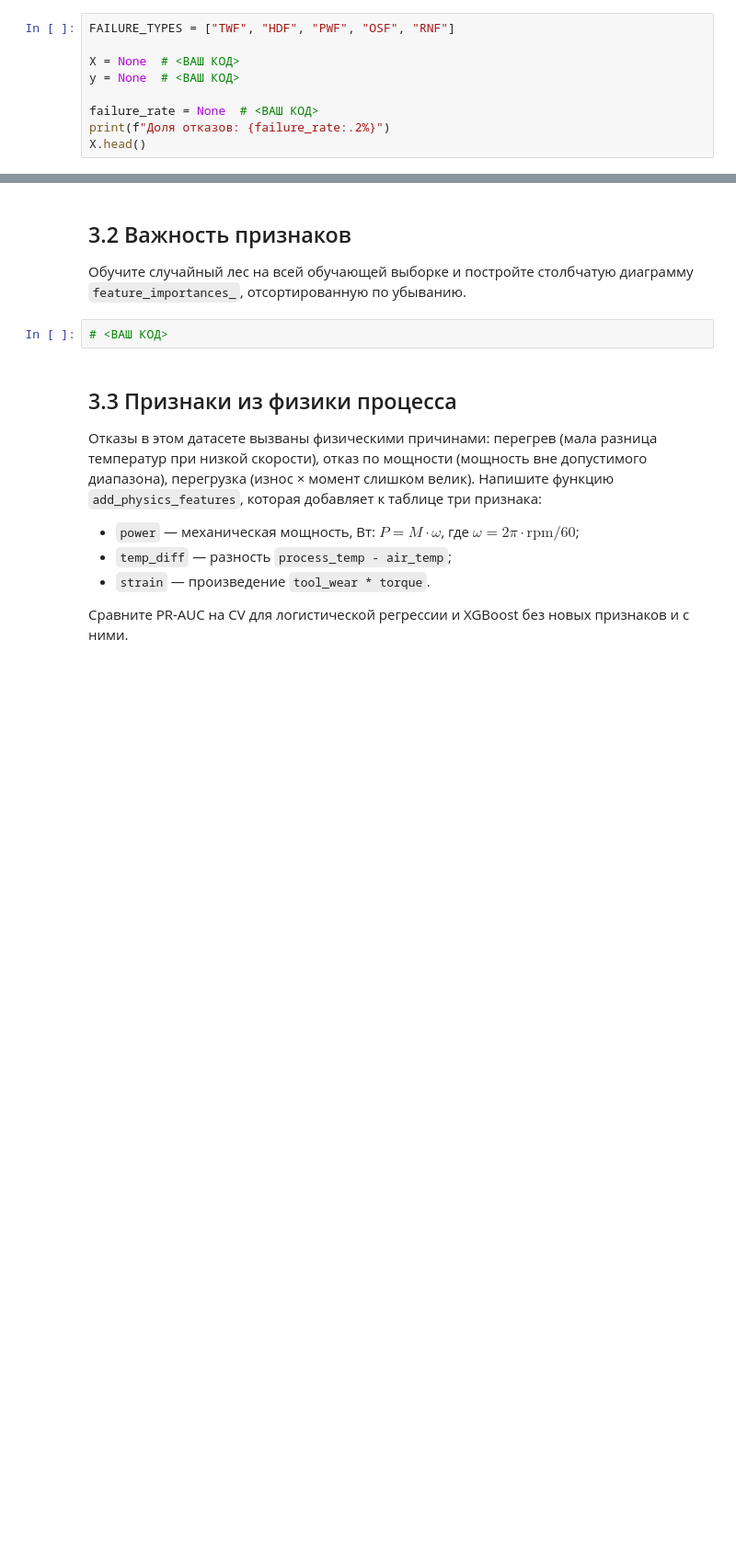
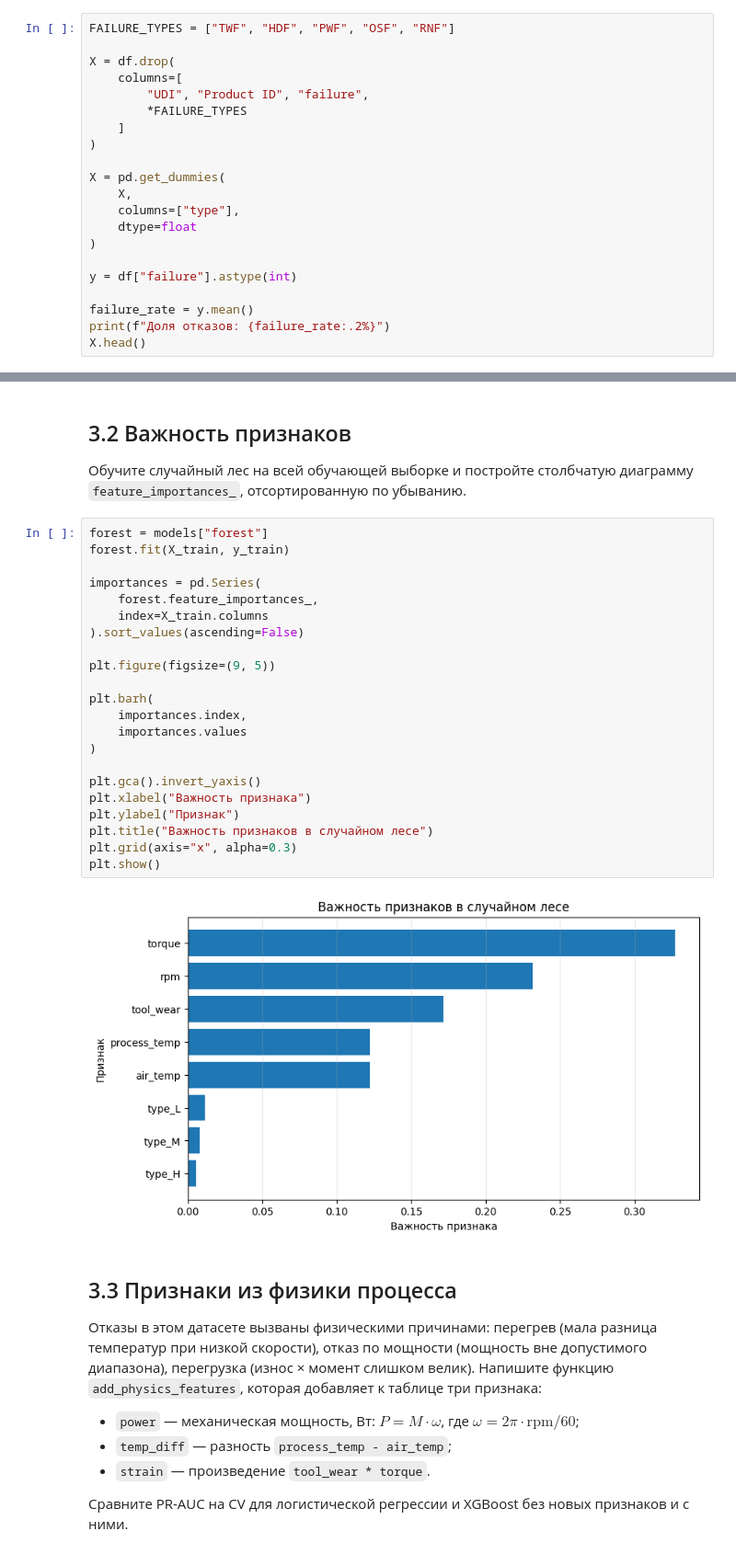
Before and after one commit to imstuckwifi/firs_site, a Jupyter notebook: Seminar_2_HW.ipynb, the cells around one changed output, grey strips where cells are left out. Shown at 92% size. Drawn from its saved outputs; the diff is of its cells as text; blank space fills up the shorter version.

```diff
--- a/Seminar_2_HW.ipynb
+++ b/Seminar_2_HW.ipynb
@@ -280,9 +287,21 @@ df.head()
 # %%
 FAILURE_TYPES = ["TWF", "HDF", "PWF", "OSF", "RNF"]
 
-X = None  # <ВАШ КОД>
-y = None  # <ВАШ КОД>
+X = df.drop(
+    columns=[
+        "UDI", "Product ID", "failure",
+        *FAILURE_TYPES
+    ]
+)
 
-failure_rate = None  # <ВАШ КОД>
+X = pd.get_dummies(
+    X,
+    columns=["type"],
+    dtype=float
+)
+
+y = df["failure"].astype(int)
+
+failure_rate = y.mean()
 print(f"Доля отказов: {failure_rate:.2%}")
 X.head()
@@ -371,8 +518,30 @@ print("OK")
 ## 3.2 Важность признаков
 
 Обучите случайный лес на всей обучающей выборке и постройте столбчатую диаграмму `feature_importances_`, отсортированную по убыванию.
-# %%
-# <ВАШ КОД>
+# %%
+forest = models["forest"]
+forest.fit(X_train, y_train)
+
+importances = pd.Series(
+    forest.feature_importances_,
+    index=X_train.columns
+).sort_values(ascending=False)
+
+plt.figure(figsize=(9, 5))
+
+plt.barh(
+    importances.index,
+    importances.values
+)
+
+plt.gca().invert_yaxis()
+plt.xlabel("Важность признака")
+plt.ylabel("Признак")
+plt.title("Важность признаков в случайном лесе")
+plt.grid(axis="x", alpha=0.3)
+plt.show()
+# %% [output]
+[figure, added]
 # %% [markdown]
 ## 3.3 Признаки из физики процесса
 
```
Also changed, not shown: parts of 27 cells of this notebook.
